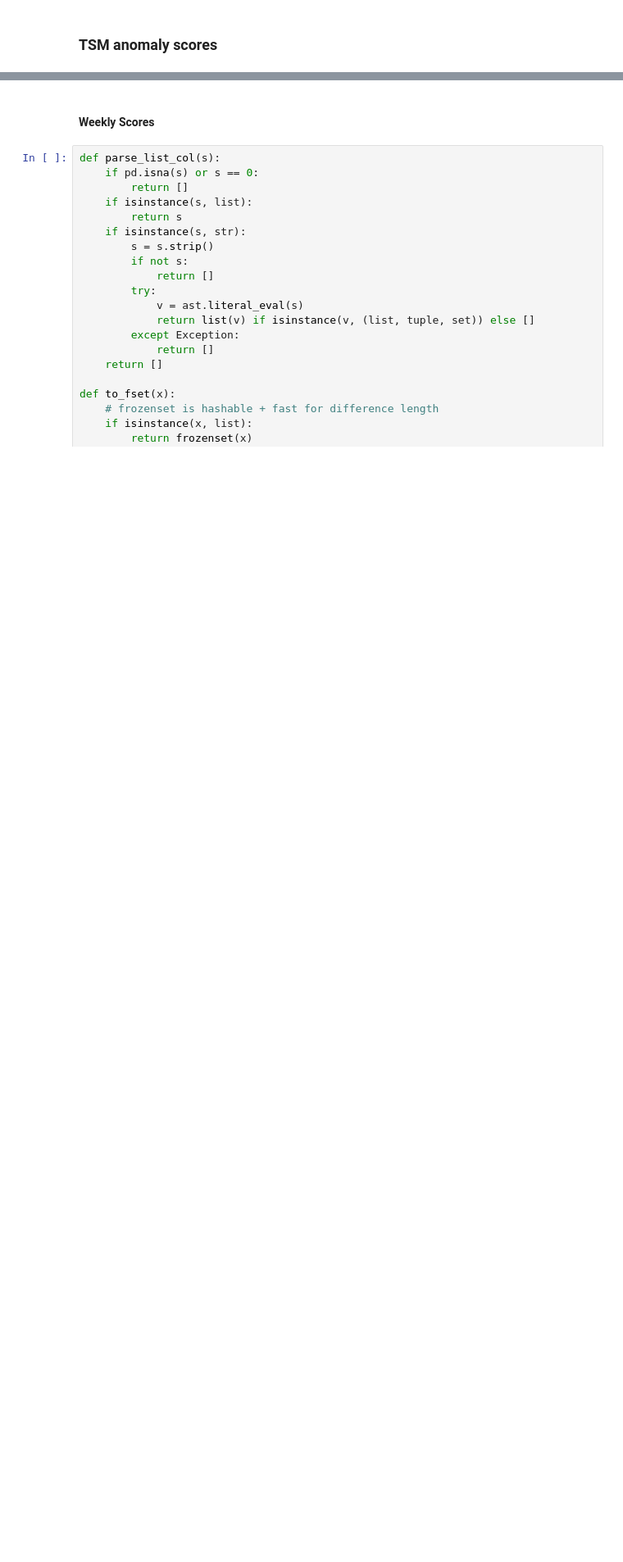
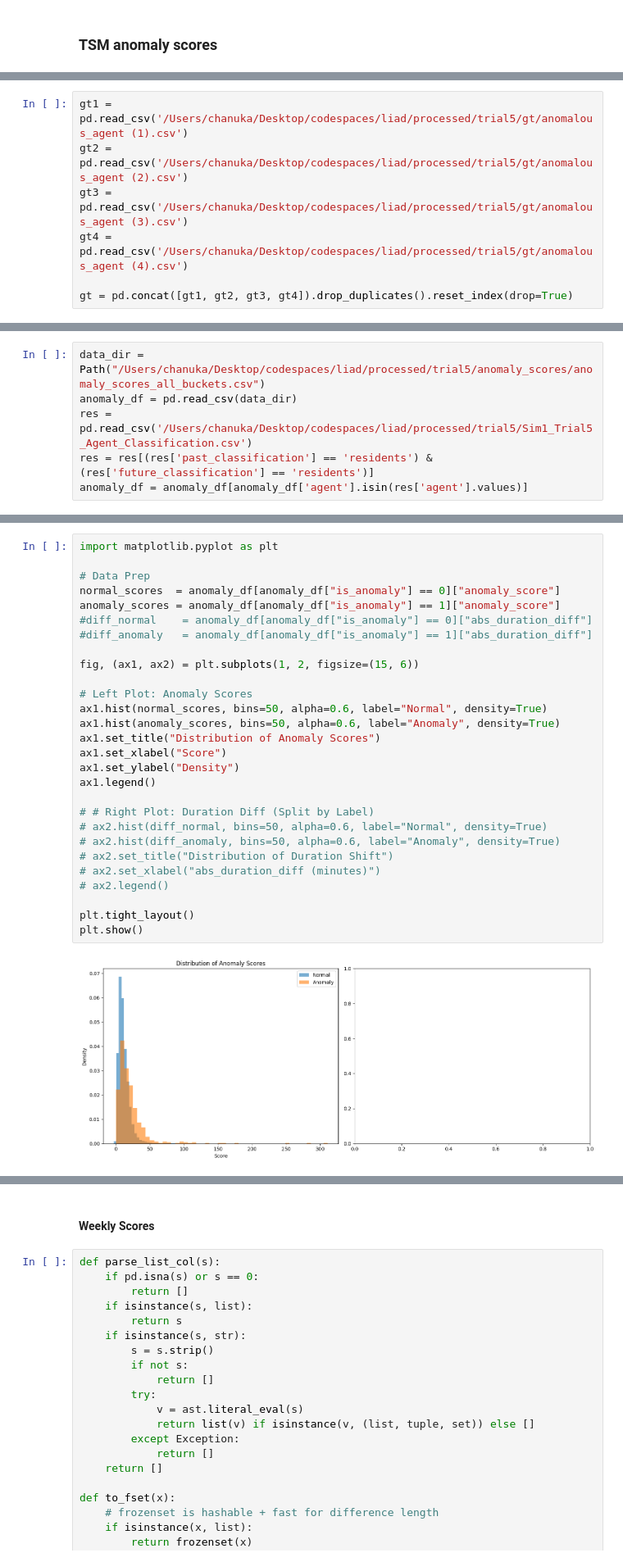
Before and after one commit to ChanukaRavishan/liad, a Jupyter notebook: framework/tsm/tsm_scores.ipynb, the cells around one changed output, grey strips where cells are left out. Shown at 82% size. Drawn from its saved outputs; the diff is of its cells as text; blank space fills up the shorter version.

Commit message:
trial5

```diff
--- a/framework/tsm/tsm_scores.ipynb
+++ b/framework/tsm/tsm_scores.ipynb
@@ -183,0 +199,7 @@ len(residents_gt_common)
+# %%
+gt1 = pd.read_csv('/Users/chanuka/Desktop/codespaces/liad/processed/trial5/gt/anomalous_agent (1).csv')
+gt2 = pd.read_csv('/Users/chanuka/Desktop/codespaces/liad/processed/trial5/gt/anomalous_agent (2).csv')
+gt3 = pd.read_csv('/Users/chanuka/Desktop/codespaces/liad/processed/trial5/gt/anomalous_agent (3).csv')
+gt4 = pd.read_csv('/Users/chanuka/Desktop/codespaces/liad/processed/trial5/gt/anomalous_agent (4).csv')
+
+gt = pd.concat([gt1, gt2, gt3, gt4]).drop_duplicates().reset_index(drop=True)
@@ -183,0 +222,6 @@ len(residents_gt_common)
+# %%
+data_dir = Path("/Users/chanuka/Desktop/codespaces/liad/processed/trial5/anomaly_scores/anomaly_scores_all_buckets.csv")
+anomaly_df = pd.read_csv(data_dir)
+res = pd.read_csv('/Users/chanuka/Desktop/codespaces/liad/processed/trial5/Sim1_Trial5_Agent_Classification.csv')
+res = res[(res['past_classification'] == 'residents') & (res['future_classification'] == 'residents')]
+anomaly_df = anomaly_df[anomaly_df['agent'].isin(res['agent'].values)]
@@ -183,0 +267,30 @@ len(residents_gt_common)
+# %%
+import matplotlib.pyplot as plt
+
+# Data Prep
+normal_scores  = anomaly_df[anomaly_df["is_anomaly"] == 0]["anomaly_score"]
+anomaly_scores = anomaly_df[anomaly_df["is_anomaly"] == 1]["anomaly_score"]
+#diff_normal    = anomaly_df[anomaly_df["is_anomaly"] == 0]["abs_duration_diff"]
+#diff_anomaly   = anomaly_df[anomaly_df["is_anomaly"] == 1]["abs_duration_diff"]
+
+fig, (ax1, ax2) = plt.subplots(1, 2, figsize=(15, 6))
+
+# Left Plot: Anomaly Scores
+ax1.hist(normal_scores, bins=50, alpha=0.6, label="Normal", density=True)
+ax1.hist(anomaly_scores, bins=50, alpha=0.6, label="Anomaly", density=True)
+ax1.set_title("Distribution of Anomaly Scores")
+ax1.set_xlabel("Score")
+ax1.set_ylabel("Density")
+ax1.legend()
+
+# # Right Plot: Duration Diff (Split by Label)
+# ax2.hist(diff_normal, bins=50, alpha=0.6, label="Normal", density=True)
+# ax2.hist(diff_anomaly, bins=50, alpha=0.6, label="Anomaly", density=True)
+# ax2.set_title("Distribution of Duration Shift")
+# ax2.set_xlabel("abs_duration_diff (minutes)")
+# ax2.legend()
+
+plt.tight_layout()
+plt.show()
+# %% [output]
+[figure, added]
```
Also changed, not shown: parts of 16 cells of this notebook, 10 other files.
